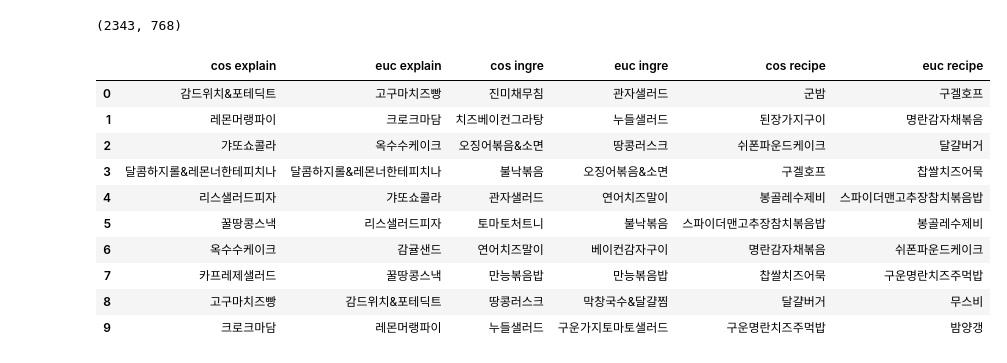
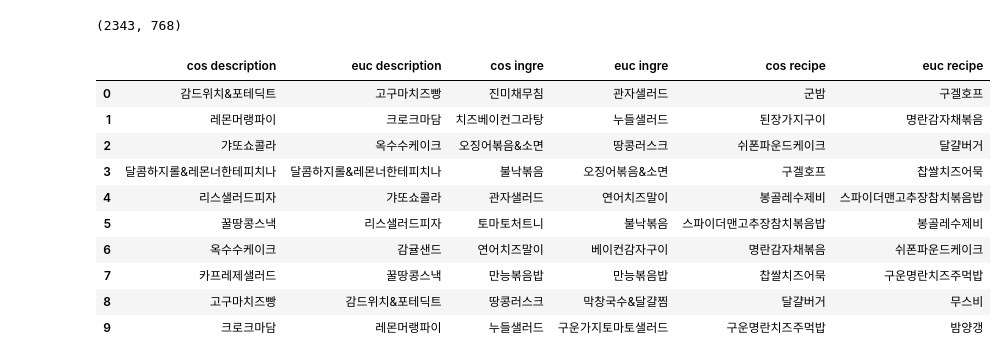
Before and after one commit to parkm2ngyu00/MachineLearningPractice, a Jupyter notebook: FarmKit/08 09/만개의레시피.ipynb, the cells around one changed output. Drawn from its saved outputs; the diff is of its cells as text; code cells hidden in the pictures.

```diff
--- a/FarmKit/08 09/만개의레시피.ipynb
+++ b/FarmKit/08 09/만개의레시피.ipynb
@@ -14,6 +14,6 @@ df.shape
 # %%
 df.reset_index(inplace=True)
 df.drop(['index', 'id'], inplace=True, axis=1)
-df.rename(columns={'설명':'explain'}, inplace=True)
+df.rename(columns={'설명':'description'}, inplace=True)
 df.head()
 # %% [output]
@@ -146,7 +146,7 @@ def cls_token_array(df, column) :
   print(dataset_cls_hidden.shape) # column에 대한 [CLS] 토큰 벡터
   return dataset_cls_hidden
 
-column = 'explain'
+column = 'description'
 dataset_cls_hidden = cls_token_array(df, column)
 # %% [output]
 (2343, 768)
@@ -165,19 +165,19 @@ def bert_food_recommendation(df, dataset_cls_hidden, column, food, similarity):
 
   return list(df.iloc[top[0]]['식품명'])
 # %%
-def to_dataframe2 (cos_explain, euc_explain, cos_ingre, euc_ingre, cos_recipe, euc_recipe):
+def to_dataframe2 (cos_description, euc_description, cos_ingre, euc_ingre, cos_recipe, euc_recipe):
     df = pd.DataFrame()
-    df['cos explain'] = cos_explain
-    df['euc explain'] = euc_explain
+    df['cos description'] = cos_description
+    df['euc description'] = euc_description
     df['cos ingre'] = cos_ingre
     df['euc ingre'] = euc_ingre
     df['cos recipe'] = cos_recipe
     df['euc recipe'] = euc_recipe
     return df
 # %%
-to_dataframe2(bert_food_recommendation(df, dataset_cls_hidden, 'explain', '고구마치즈빵', cosine_similarity), bert_food_recommendation(df, dataset_cls_hidden, 'explain', '고구마치즈빵', euclidean_distances), bert_food_recommendation(df, dataset_cls_hidden, 'ingre', '고구마치즈빵', cosine_similarity), bert_food_recommendation(df, dataset_cls_hidden, 'ingre', '고구마치즈빵', euclidean_distances), bert_food_recommendation(df, dataset_cls_hidden, 'recipe', '고구마치즈빵', cosine_similarity), bert_food_recommendation(df, dataset_cls_hidden, 'recipe', '고구마치즈빵', euclidean_distances))
+to_dataframe2(bert_food_recommendation(df, dataset_cls_hidden, 'description', '고구마치즈빵', cosine_similarity), bert_food_recommendation(df, dataset_cls_hidden, 'description', '고구마치즈빵', euclidean_distances), bert_food_recommendation(df, dataset_cls_hidden, 'ingre', '고구마치즈빵', cosine_similarity), bert_food_recommendation(df, dataset_cls_hidden, 'ingre', '고구마치즈빵', euclidean_distances), bert_food_recommendation(df, dataset_cls_hidden, 'recipe', '고구마치즈빵', cosine_similarity), bert_food_recommendation(df, dataset_cls_hidden, 'recipe', '고구마치즈빵', euclidean_distances))
 # %% [output]
-|  | cos explain | euc explain | cos ingre | euc ingre | cos recipe | euc recipe |
+|  | cos description | euc description | cos ingre | euc ingre | cos recipe | euc recipe |
 | 0 | 감드위치&포테딕트 | 고구마치즈빵 | 진미채무침 | 관자샐러드 | 군밤 | 구겔호프 |
 | 1 | 레몬머랭파이 | 크로크마담 | 치즈베이컨그라탕 | 누들샐러드 | 된장가지구이 | 명란감자채볶음 |
 | 2 | 갸또쇼콜라 | 옥수수케이크 | 오징어볶음&소면 | 땅콩러스크 | 쉬폰파운드케이크 | 달걀버거 |
```
Also changed, not shown: parts of 6 cells of this notebook, 1 other file.
